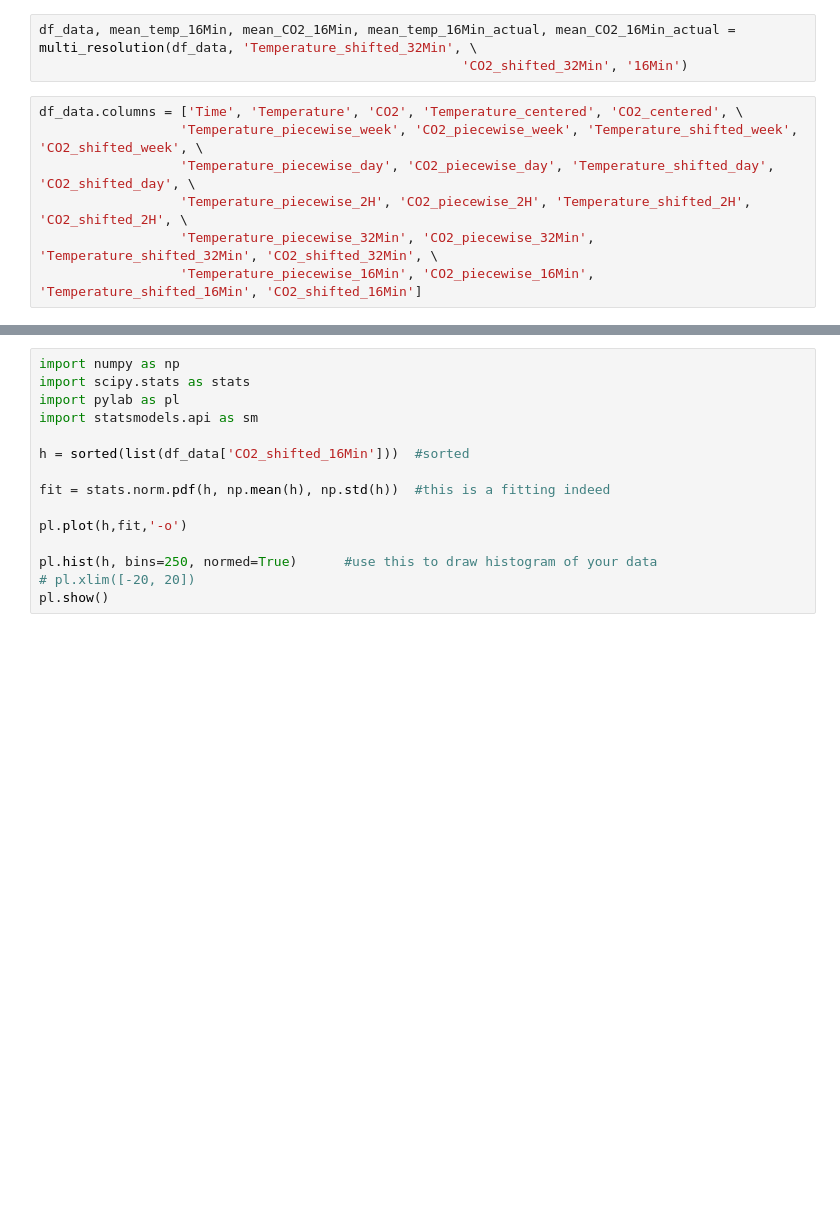
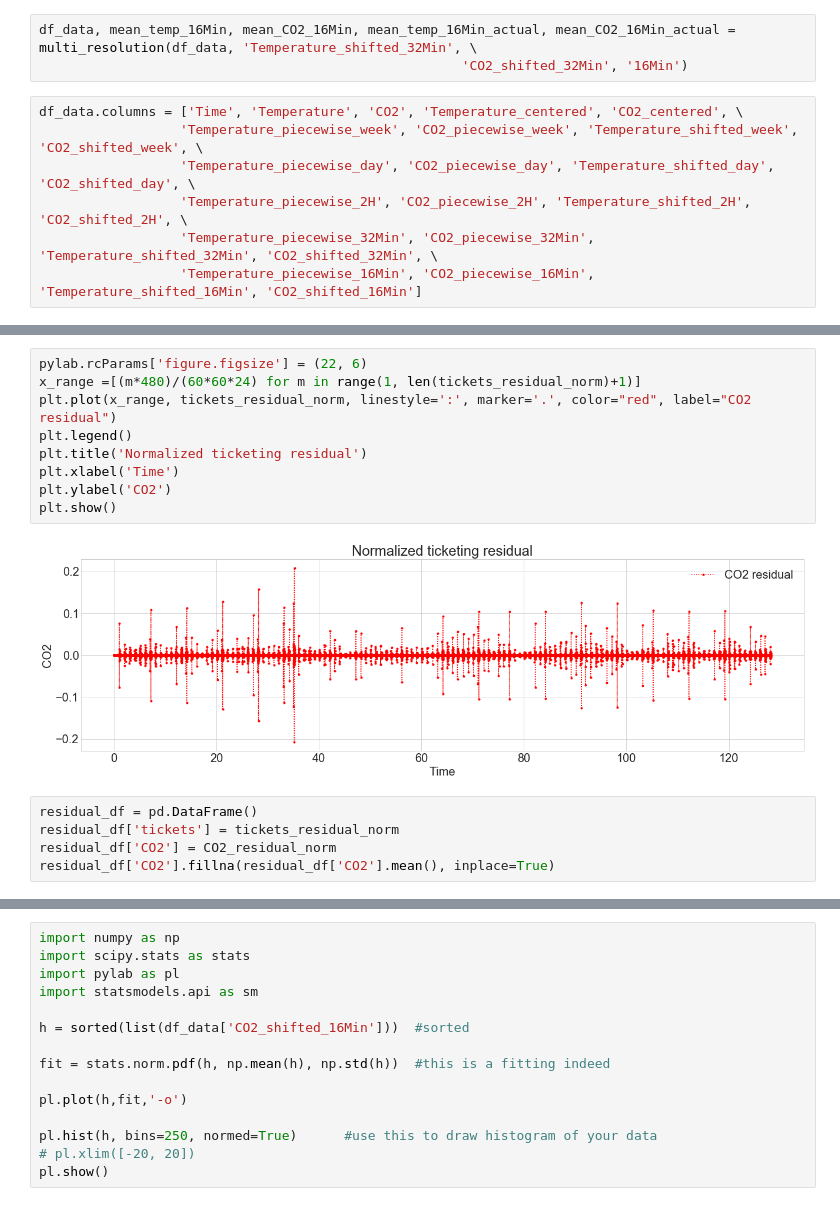
Before and after one commit to palindrome6/modelling_and_simulation, a Jupyter notebook: Signal_analysis.ipynb, the cells around one changed output, grey strips where cells are left out. Cells and saved outputs as stored; diff of their text form; blank space fills up the shorter version.

```diff
--- a/Signal_analysis.ipynb
+++ b/Signal_analysis.ipynb
@@ -280,0 +343,16 @@ plt.show()
+# %%
+pylab.rcParams['figure.figsize'] = (22, 6)
+x_range =[(m*480)/(60*60*24) for m in range(1, len(tickets_residual_norm)+1)]
+plt.plot(x_range, tickets_residual_norm, linestyle=':', marker='.', color="red", label="CO2 residual")
+plt.legend()
+plt.title('Normalized ticketing residual')
+plt.xlabel('Time')
+plt.ylabel('CO2')
+plt.show()
+# %% [output]
+[figure, added]
+# %%
+residual_df = pd.DataFrame()
+residual_df['tickets'] = tickets_residual_norm
+residual_df['CO2'] = CO2_residual_norm
+residual_df['CO2'].fillna(residual_df['CO2'].mean(), inplace=True)
```
Also changed, not shown: parts of 35 cells of this notebook.
